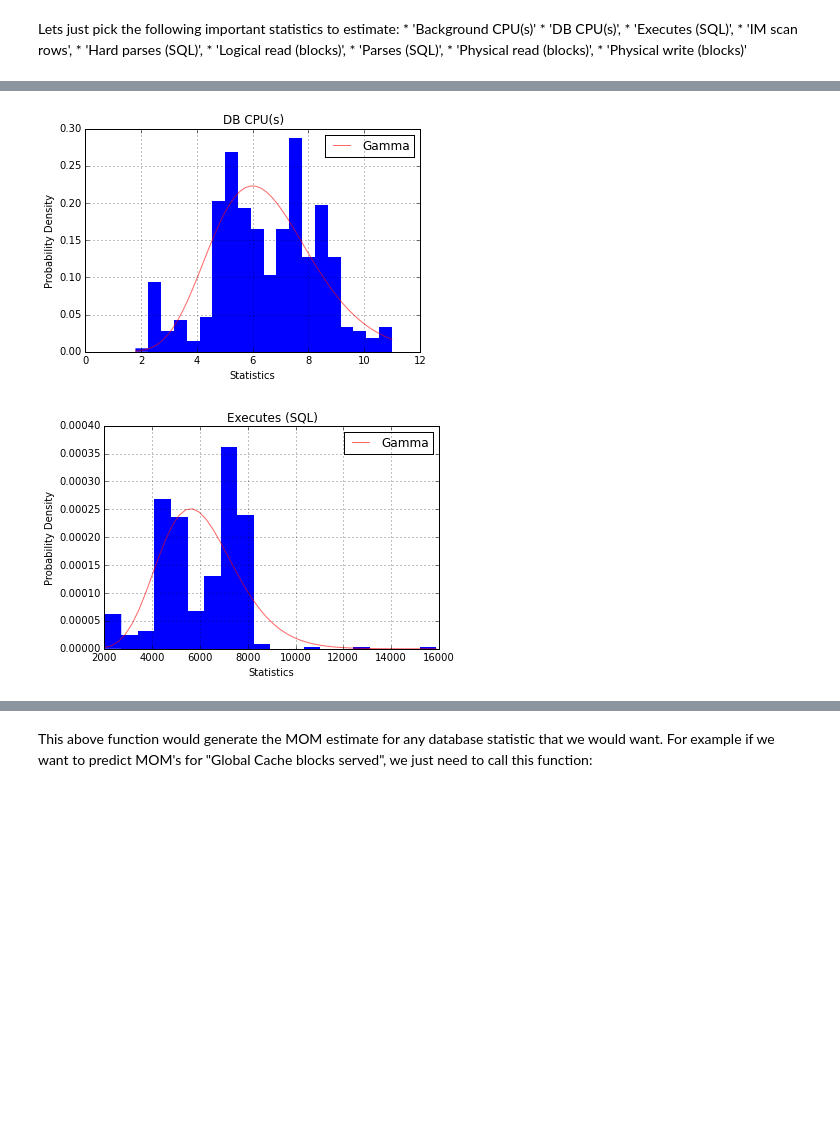
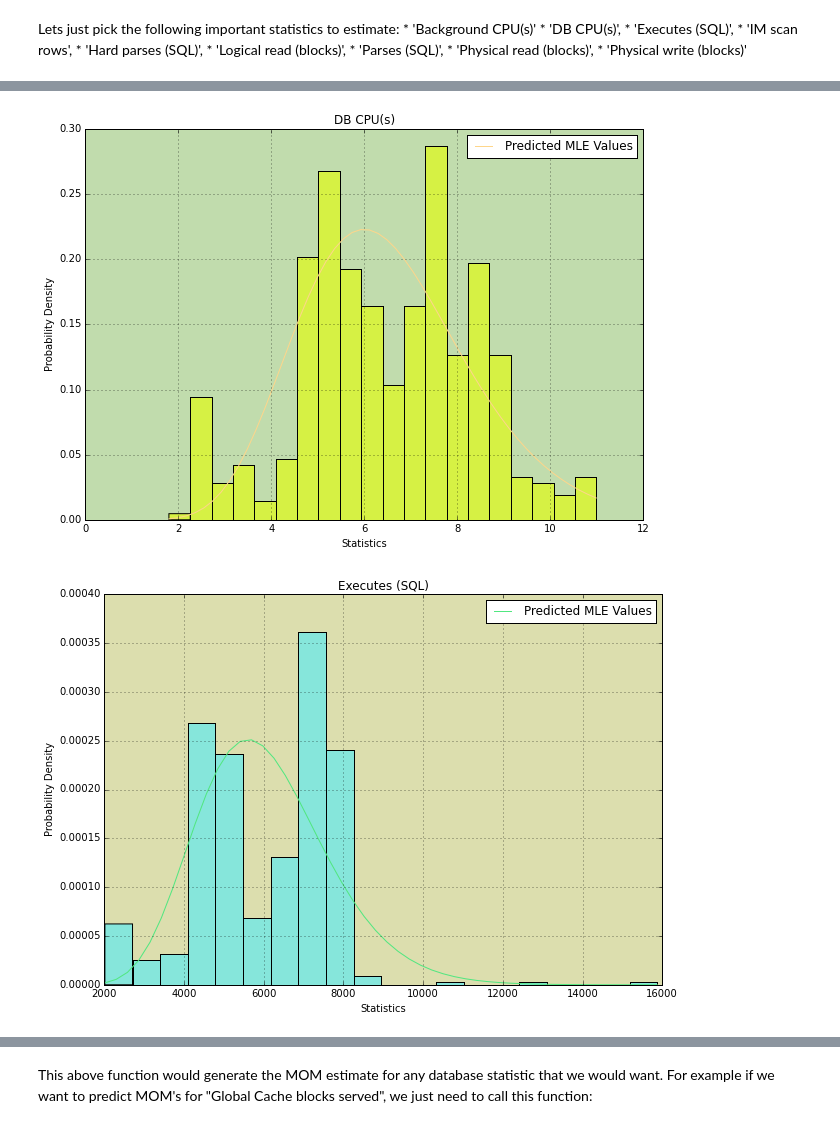
Before and after one commit to KartikPadmanabhan/myblog, a Jupyter notebook: statistics/mle.ipynb, the cells around one changed output, grey strips where cells are left out. Drawn from its saved outputs; the diff is of its cells as text; code cells hidden in the pictures; blank space fills up the shorter version.

```diff
--- a/statistics/mle.ipynb
+++ b/statistics/mle.ipynb
@@ -138,0 +231,2 @@ df.head()
+# %%
+bright_cmap = rand_cmap(50, type='bright', first_color_black=False, last_color_black=True, verbose=True)
@@ -138,0 +236,2 @@ df.head()
+# %%
+soft_cmap = rand_cmap(50, type='soft', first_color_black=False, last_color_black=True, verbose=True)
@@ -139,14 +241,17 @@ df.head()
 # %%
 '''Use the estimated parameters and plot the distribution on top of data'''
 fig, ax = plt.subplots()
+scol=soft_cmap(random.choice(range(50)))
+bcol1=bright_cmap(random.choice(range(50)))
+bcol2=bright_cmap(random.choice(range(50)))
 # Plot those values on top of the real data
-ax = df['Background CPU(s)'].hist(bins=20, normed=1, edgecolor='none', figsize=(10, 7))
+ax = df['Background CPU(s)'].hist(bins=20, normed=1, color=bcol1, figsize=(10, 7))
 ax.set_xlabel('Statistics')
 ax.set_ylabel('Probability Density')
 ax.set_title('Background CPU(s)')
-
-ax.plot(x_vals, gamma_p, color='r', label='Gamma', alpha=0.6)
+scol2=bright_cmap(random.choice(range(50)))
+ax.plot(x_vals,  gamma_p, c=bcol2, label='Predicted MLE values')
+ax.set_axis_bgcolor(scol)
 ax.legend()
-fig.savefig('images/backgroundcpu.png')
 #py.iplot_mpl(fig, filename='s6_log-scales')
 # %% [output]
@@ -154,7 +260,7 @@ fig.savefig('images/backgroundcpu.png')
 # %%
 # Lets put everything in a function
 # Define a function that plots distribution fitted to one month's of data
-def plot_mom(df, col):
+def plot_mle(df, col):
     sample_mean=df[col].mean()
     sample_var=np.var(df[col], ddof=1)
     alpha = sample_mean**2 / sample_var
@@ -165,11 +271,15 @@ def plot_mom(df, col):
     gamma_p = gamma_rv.pdf(x_vals)
     fig, ax = plt.subplots()
     # Plot those values on top of the real data
-    ax = df[col].hist(bins=20, normed=1, edgecolor='none')
+    scol=soft_cmap(random.choice(range(50)))
+    bcol1=bright_cmap(random.choice(range(50)))
+    bcol2=bright_cmap(random.choice(range(50)))
+    ax = df[col].hist(bins=20, normed=1, color=bcol1, figsize=(10, 7))
+    ax.set_axis_bgcolor(scol)
     ax.set_xlabel('Statistics')
     ax.set_ylabel('Probability Density')
     ax.set_title(col)
-    ax.plot(x_vals, gamma_p, color='r', label='Gamma', alpha=0.6)
+    ax.plot(x_vals, gamma_p, color=bcol2, label='Predicted MLE Values')
     ax.legend()
 # %%
 df.columns
@@ -198,6 +308,6 @@ Lets just pick the following important statistics to estimate:
 columns_of_interest=['Background CPU(s)', 'DB CPU(s)', 'Executes (SQL)', 'User calls', 'Hard parses (SQL)', 'Logical read (blocks)', 'Parses (SQL)', 'Physical read (blocks)', 'Physical write (blocks)']
 # %%
 for col in columns_of_interest:
-    plot_mom(df, col)
+    plot_mle(df, col)
     fig.savefig('images/'+col)
 # %% [output]
@@ -205,2 +315,2 @@ for col in columns_of_interest:
-[figure, old version]
+[figure, new version]
-[figure, old version]
+[figure, new version]
```
Also changed, not shown: parts of 38 cells of this notebook, 42 other files.
